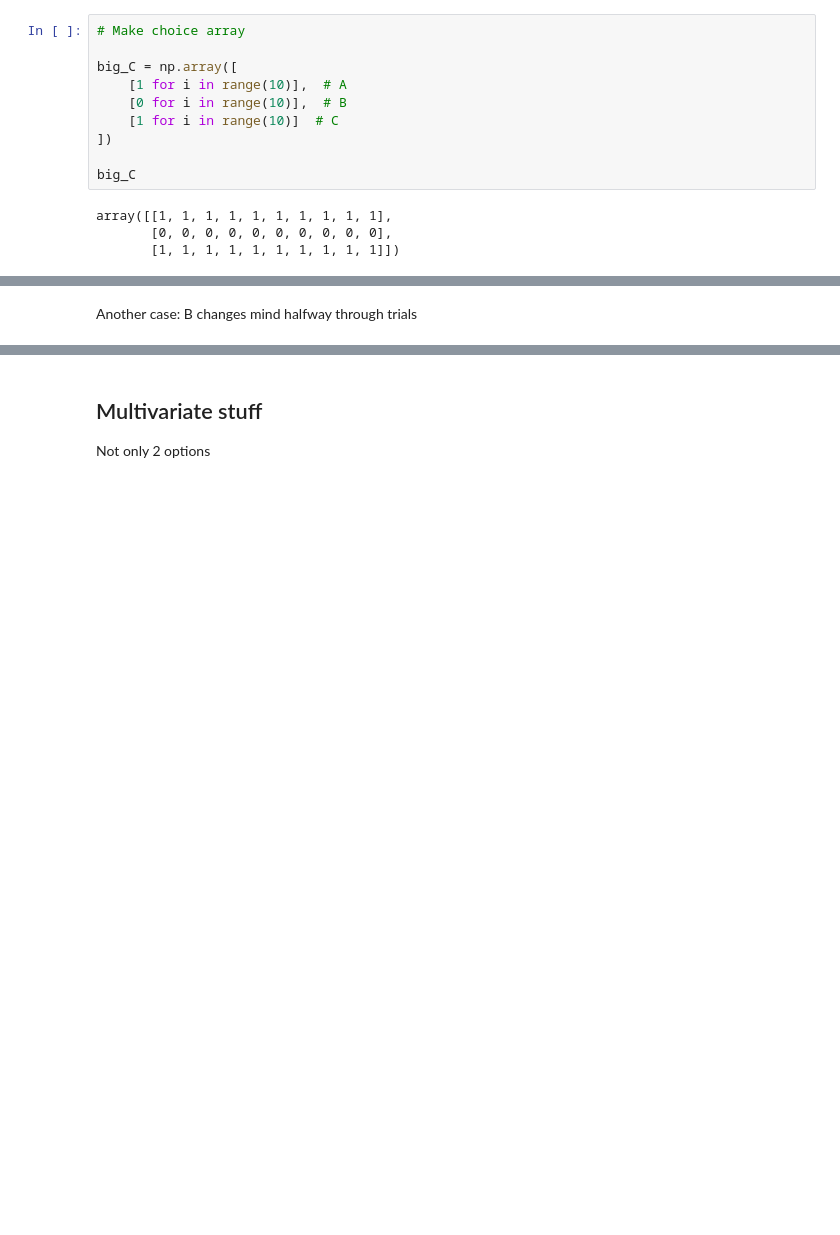
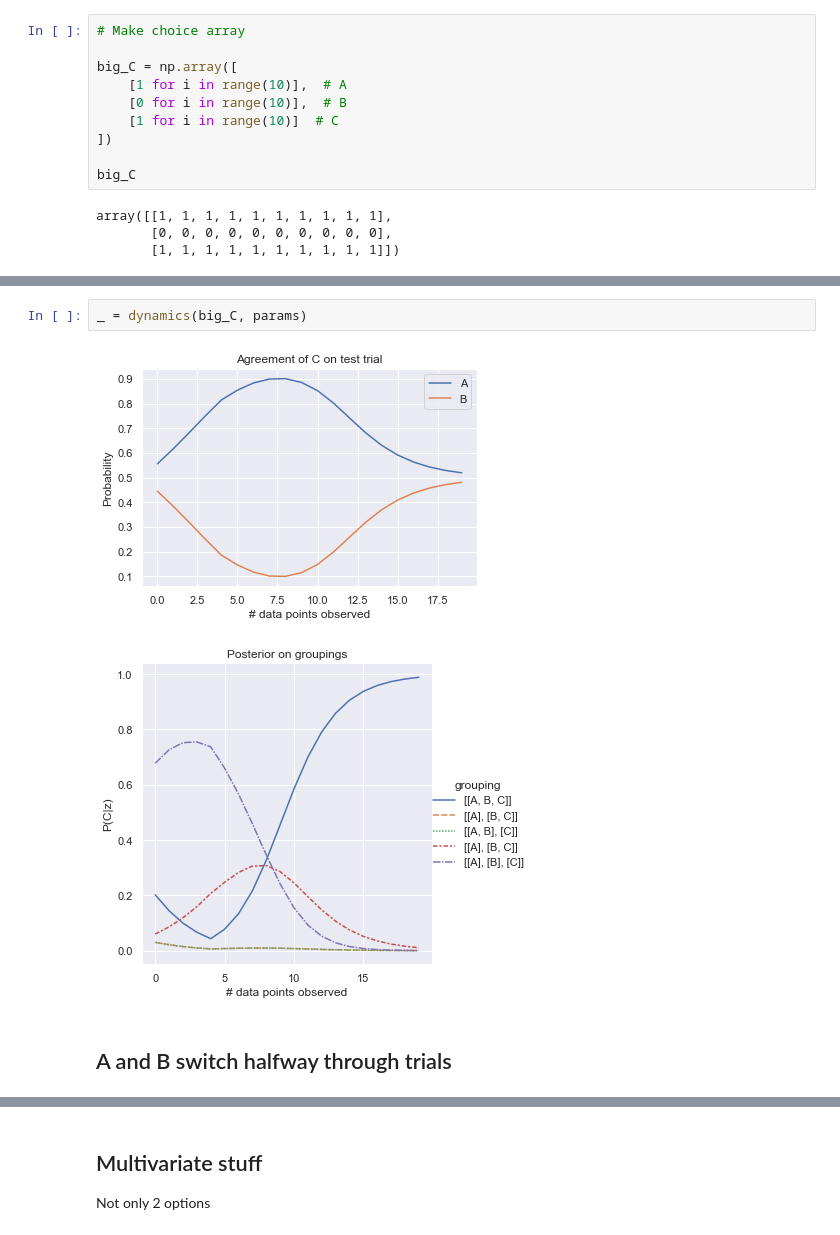
Before and after one commit to aliciamchen/structure-learning, a Jupyter notebook: GershmanPouncyGweon2017.ipynb, the cells around one changed output, grey strips where cells are left out. Saved outputs shown, nothing was run; the diff lists cells and outputs as text; blank space fills up the shorter version.

```diff
--- a/GershmanPouncyGweon2017.ipynb
+++ b/GershmanPouncyGweon2017.ipynb
@@ -793,5 +764,10 @@ plt.show()
+# %%
+_ = dynamics(big_C, params)
+# %% [output]
+[figure, added]
+[figure, added]
 # %% [markdown]
-Another case: B changes mind halfway through trials
+## A and B switch halfway through trials
 # %%
 big_C = np.array([
     [1 for i in range(5)] + [0 for i in range(5)],  # A
```
Also changed, not shown: parts of 46 cells of this notebook.
